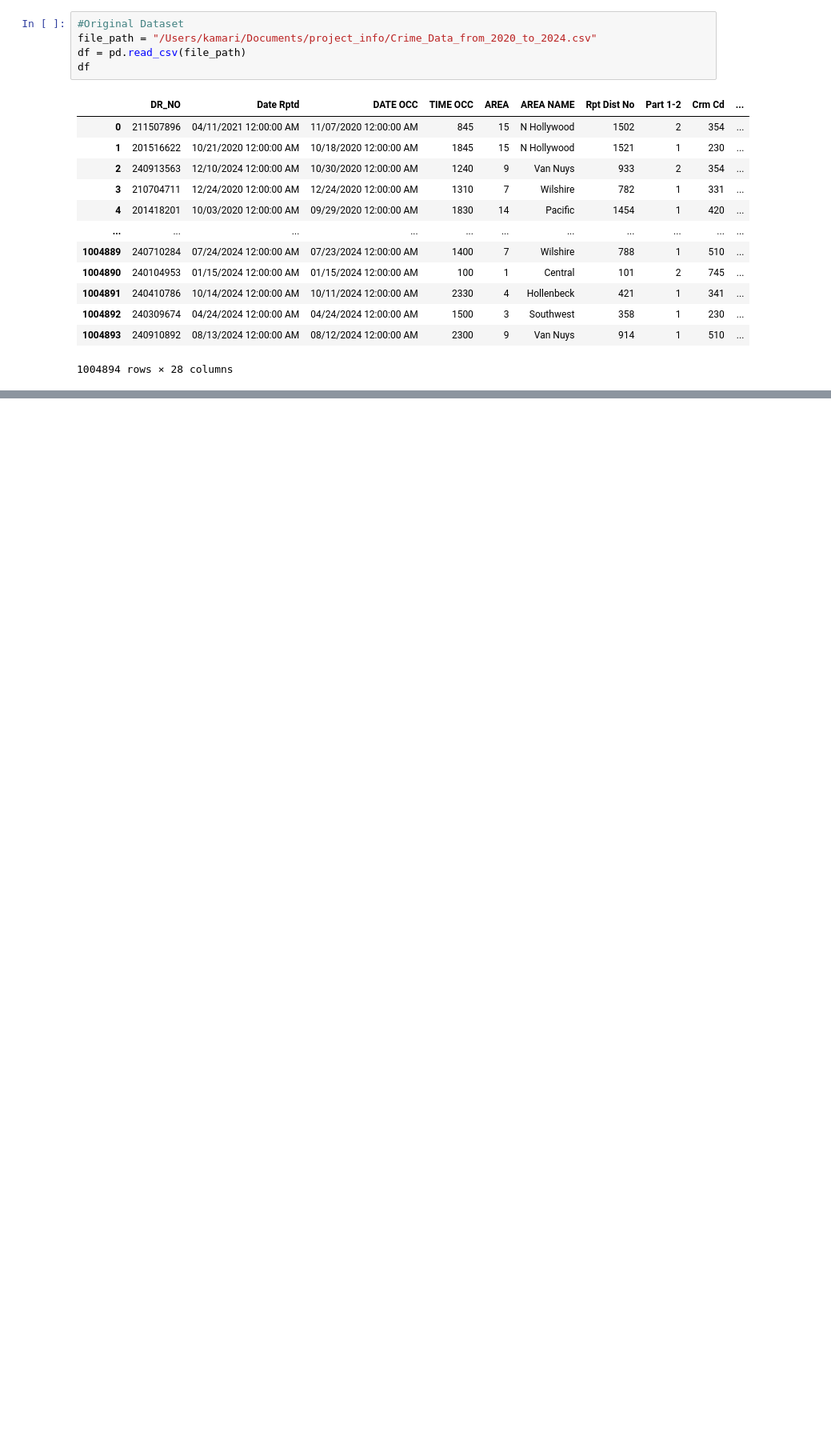
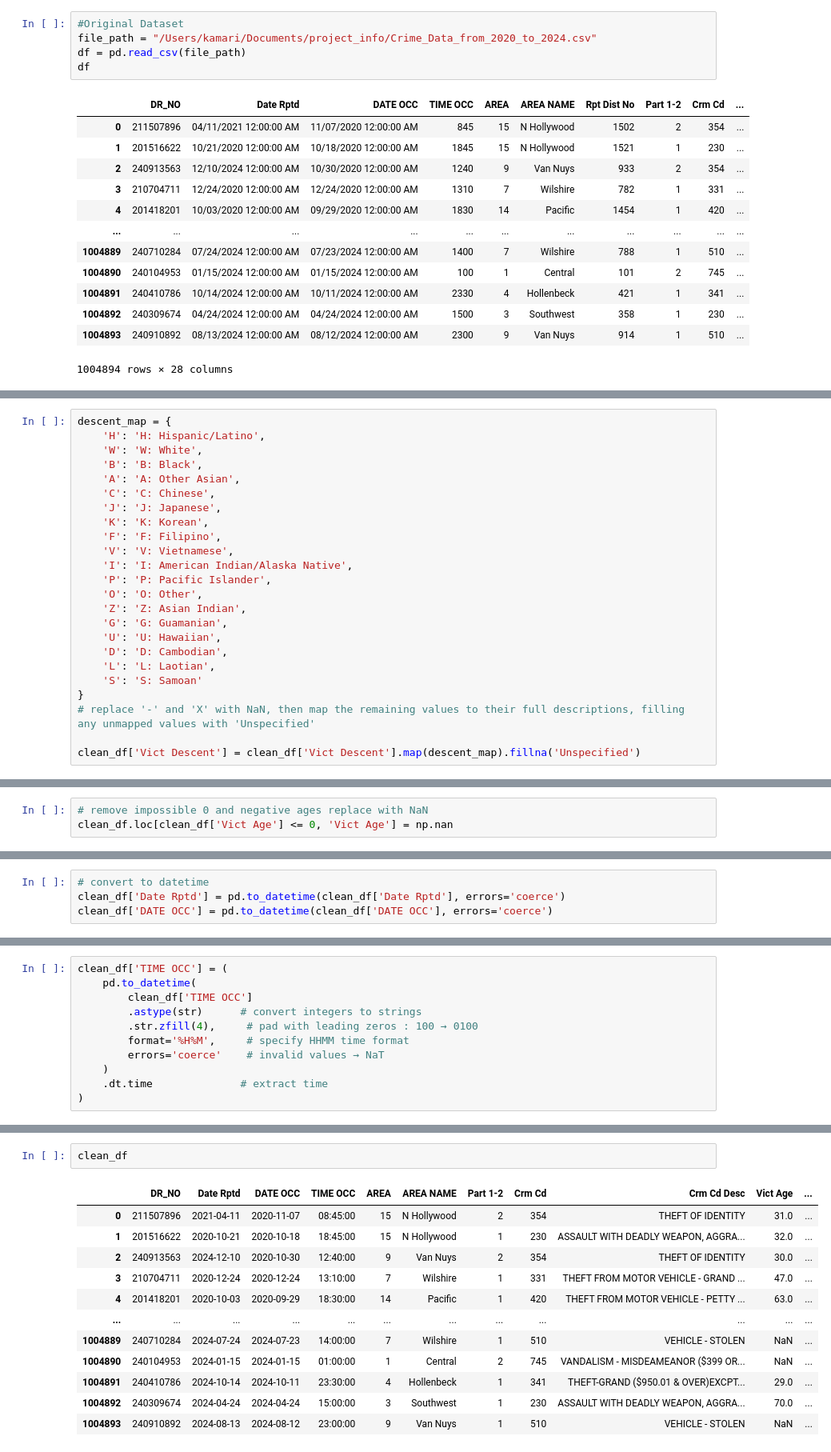
Before and after one commit to kamariban/data-analysis, a Jupyter notebook: crime.ipynb, the cells around one changed output, grey strips where cells are left out. Shown at 80% size. Drawn from its saved outputs; the diff is of its cells as text; blank space fills up the shorter version.

```diff
--- a/crime.ipynb
+++ b/crime.ipynb
@@ -49,0 +152,24 @@ remove
+# %%
+descent_map = {
+    'H': 'H: Hispanic/Latino',
+    'W': 'W: White',
+    'B': 'B: Black',
+    'A': 'A: Other Asian',
+    'C': 'C: Chinese',
+    'J': 'J: Japanese',
+    'K': 'K: Korean',
+    'F': 'F: Filipino',
+    'V': 'V: Vietnamese',
+    'I': 'I: American Indian/Alaska Native',
+    'P': 'P: Pacific Islander',
+    'O': 'O: Other',
+    'Z': 'Z: Asian Indian',
+    'G': 'G: Guamanian',
+    'U': 'U: Hawaiian',
+    'D': 'D: Cambodian',
+    'L': 'L: Laotian',
+    'S': 'S: Samoan'
+}
+# replace '-' and 'X' with NaN, then map the remaining values to their full descriptions, filling any unmapped values with 'Unspecified'
+
+clean_df['Vict Descent'] = clean_df['Vict Descent'].map(descent_map).fillna('Unspecified')
@@ -49,0 +243,3 @@ remove
+# %%
+# remove impossible 0 and negative ages replace with NaN
+clean_df.loc[clean_df['Vict Age'] <= 0, 'Vict Age'] = np.nan
@@ -49,0 +269,4 @@ remove
+# %%
+# convert to datetime
+clean_df['Date Rptd'] = pd.to_datetime(clean_df['Date Rptd'], errors='coerce')
+clean_df['DATE OCC'] = pd.to_datetime(clean_df['DATE OCC'], errors='coerce')
@@ -49,0 +293,11 @@ remove
+# %%
+clean_df['TIME OCC'] = (
+    pd.to_datetime(
+        clean_df['TIME OCC']
+        .astype(str)      # convert integers to strings
+        .str.zfill(4),     # pad with leading zeros : 100 → 0100
+        format='%H%M',     # specify HHMM time format
+        errors='coerce'    # invalid values → NaT
+    )
+    .dt.time              # extract time
+)
@@ -49,0 +385,15 @@ remove
+# %%
+clean_df
+# %% [output]
+|  | DR_NO | Date Rptd | DATE OCC | TIME OCC | AREA | AREA NAME | Part 1-2 | Crm Cd | Crm Cd Desc | Vict Age | ... |
+| 0 | 211507896 | 2021-04-11 | 2020-11-07 | 08:45:00 | 15 | N Hollywood | 2 | 354 | THEFT OF IDENTITY | 31.0 | ... |
+| 1 | 201516622 | 2020-10-21 | 2020-10-18 | 18:45:00 | 15 | N Hollywood | 1 | 230 | ASSAULT WITH DEADLY WEAPON, AGGRA... | 32.0 | ... |
+| 2 | 240913563 | 2024-12-10 | 2020-10-30 | 12:40:00 | 9 | Van Nuys | 2 | 354 | THEFT OF IDENTITY | 30.0 | ... |
+| 3 | 210704711 | 2020-12-24 | 2020-12-24 | 13:10:00 | 7 | Wilshire | 1 | 331 | THEFT FROM MOTOR VEHICLE - GRAND ... | 47.0 | ... |
+| 4 | 201418201 | 2020-10-03 | 2020-09-29 | 18:30:00 | 14 | Pacific | 1 | 420 | THEFT FROM MOTOR VEHICLE - PETTY ... | 63.0 | ... |
+| ... | ... | ... | ... | ... | ... | ... | ... | ... | ... | ... | ... |
+| 1004889 | 240710284 | 2024-07-24 | 2024-07-23 | 14:00:00 | 7 | Wilshire | 1 | 510 | VEHICLE - STOLEN | NaN | ... |
+| 1004890 | 240104953 | 2024-01-15 | 2024-01-15 | 01:00:00 | 1 | Central | 2 | 745 | VANDALISM - MISDEAMEANOR ($399 OR... | NaN | ... |
+| 1004891 | 240410786 | 2024-10-14 | 2024-10-11 | 23:30:00 | 4 | Hollenbeck | 1 | 341 | THEFT-GRAND ($950.01 & OVER)EXCPT... | 29.0 | ... |
+| 1004892 | 240309674 | 2024-04-24 | 2024-04-24 | 15:00:00 | 3 | Southwest | 1 | 230 | ASSAULT WITH DEADLY WEAPON, AGGRA... | 70.0 | ... |
+| 1004893 | 240910892 | 2024-08-13 | 2024-08-12 | 23:00:00 | 9 | Van Nuys | 1 | 510 | VEHICLE - STOLEN | NaN | ... |
```
Also changed, not shown: parts of 28 cells of this notebook.
